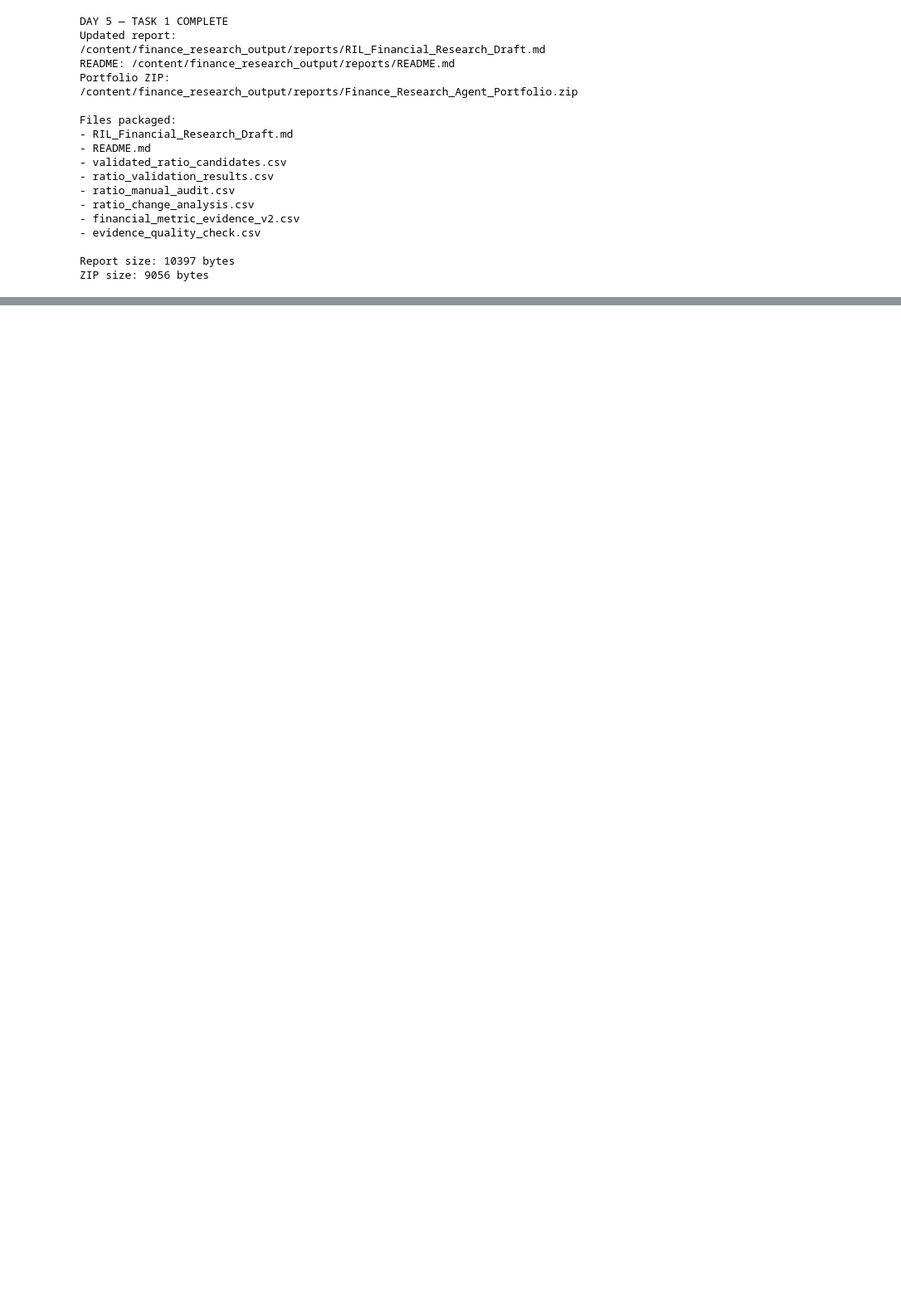
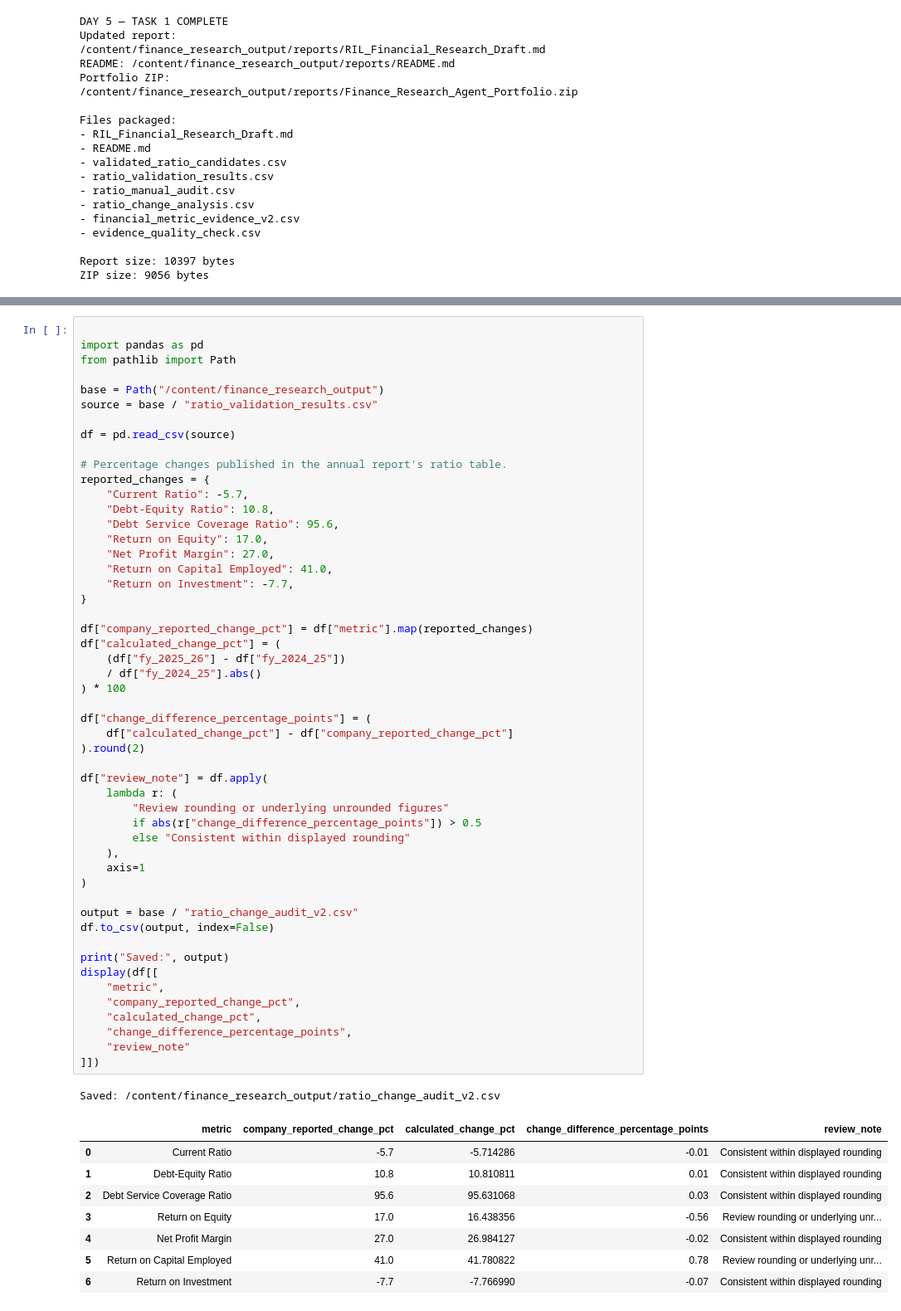
Before and after one commit to Priya-ssharma/Finance_Research_Agent, a Jupyter notebook: FinanceResearchAgent_Day1.ipynb, the cells around one changed output, grey strips where cells are left out. Shown at 83% size. Cells and saved outputs as stored; diff of their text form; blank space fills up the shorter version.

```diff
--- a/FinanceResearchAgent_Day1.ipynb
+++ b/FinanceResearchAgent_Day1.ipynb
@@ -3327,0 +3533,61 @@ ZIP size: 9056 bytes
+# %%
+
+import pandas as pd
+from pathlib import Path
+
+base = Path("/content/finance_research_output")
+source = base / "ratio_validation_results.csv"
+
+df = pd.read_csv(source)
+
+# Percentage changes published in the annual report's ratio table.
+reported_changes = {
+    "Current Ratio": -5.7,
+    "Debt-Equity Ratio": 10.8,
+    "Debt Service Coverage Ratio": 95.6,
+    "Return on Equity": 17.0,
+    "Net Profit Margin": 27.0,
+    "Return on Capital Employed": 41.0,
+    "Return on Investment": -7.7,
+}
+
+df["company_reported_change_pct"] = df["metric"].map(reported_changes)
+df["calculated_change_pct"] = (
+    (df["fy_2025_26"] - df["fy_2024_25"])
+    / df["fy_2024_25"].abs()
+) * 100
+
+df["change_difference_percentage_points"] = (
+    df["calculated_change_pct"] - df["company_reported_change_pct"]
+).round(2)
+
+df["review_note"] = df.apply(
+    lambda r: (
+        "Review rounding or underlying unrounded figures"
+        if abs(r["change_difference_percentage_points"]) > 0.5
+        else "Consistent within displayed rounding"
+    ),
+    axis=1
+)
+
+output = base / "ratio_change_audit_v2.csv"
+df.to_csv(output, index=False)
+
+print("Saved:", output)
+display(df[[
+    "metric",
+    "company_reported_change_pct",
+    "calculated_change_pct",
+    "change_difference_percentage_points",
+    "review_note"
+]])
+# %% [output]
+Saved: /content/finance_research_output/ratio_change_audit_v2.csv
+|  | metric | company_reported_change_pct | calculated_change_pct | change_difference_percentage_points | review_note |
+| 0 | Current Ratio | -5.7 | -5.714286 | -0.01 | Consistent within displayed rounding |
+| 1 | Debt-Equity Ratio | 10.8 | 10.810811 | 0.01 | Consistent within displayed rounding |
+| 2 | Debt Service Coverage Ratio | 95.6 | 95.631068 | 0.03 | Consistent within displayed rounding |
+| 3 | Return on Equity | 17.0 | 16.438356 | -0.56 | Review rounding or underlying unr... |
+| 4 | Net Profit Margin | 27.0 | 26.984127 | -0.02 | Consistent within displayed rounding |
+| 5 | Return on Capital Employed | 41.0 | 41.780822 | 0.78 | Review rounding or underlying unr... |
+| 6 | Return on Investment | -7.7 | -7.766990 | -0.07 | Consistent within displayed rounding |
```
Also changed, not shown: parts of 41 cells of this notebook.
